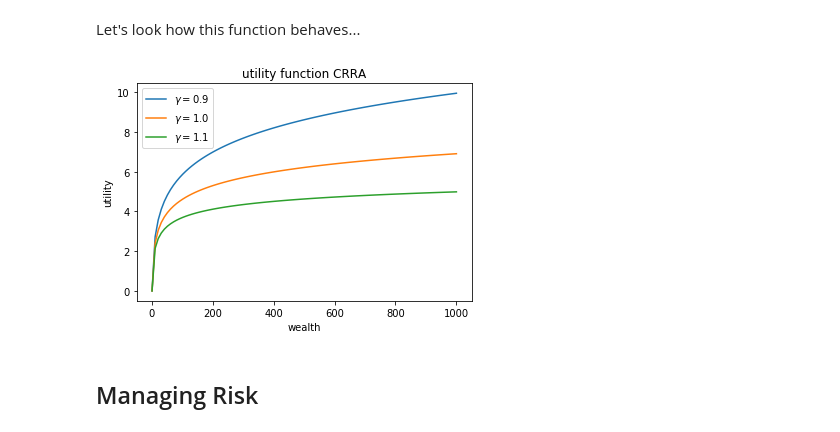
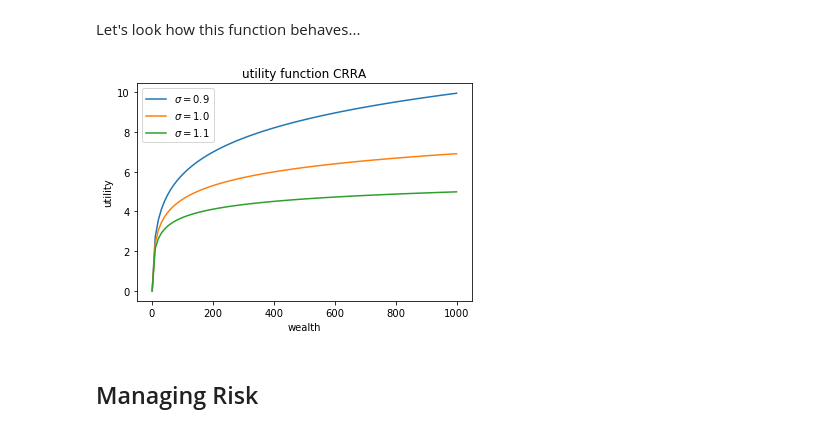
Before and after one commit to pcmichaud/micro, a Jupyter notebook: notebooks/Risk Aversion.ipynb, the cells around one changed output. Saved outputs shown, nothing was run; the diff lists cells and outputs as text; code cells hidden in the pictures.

```diff
--- a/notebooks/Risk Aversion.ipynb
+++ b/notebooks/Risk Aversion.ipynb
@@ -28,17 +28,17 @@ def invcrra(u,gamma):
 Let's look how this function behaves...
 # %%
 ws = np.linspace(1,1e3,100)
-gammas = [0.9,1.0,1.1]
+sigmas = [0.9,1.0,1.1]
 plt.figure()
-for gamma in gammas:
-    plt.plot(ws,crra(ws,gamma),label='$\\gamma=$'+str(gamma))
+for sigma in sigmas:
+    plt.plot(ws,crra(ws,sigma),label='$\\sigma=$'+str(sigma))
 plt.xlabel('wealth')
 plt.ylabel('utility')
 plt.title('utility function CRRA')
 plt.legend()
 plt.show()
 # %% [output]
-[figure, old version]
+[figure, new version]
 # %% [markdown]
 ## Managing Risk
 # %%
```
Also changed, not shown: parts of 40 cells of this notebook, 3 other files.
